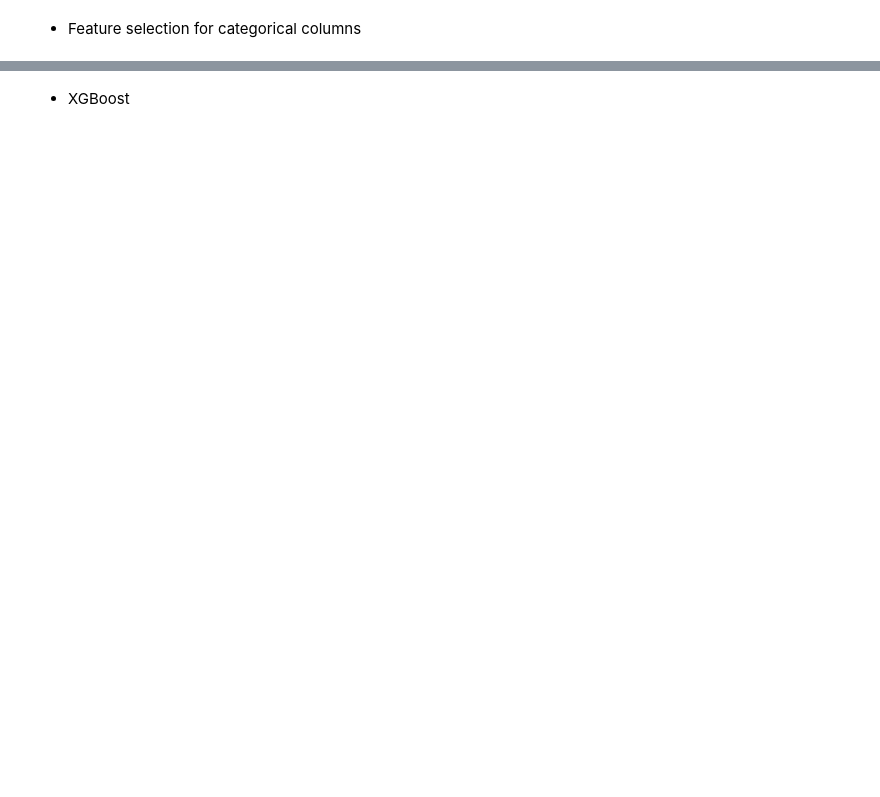
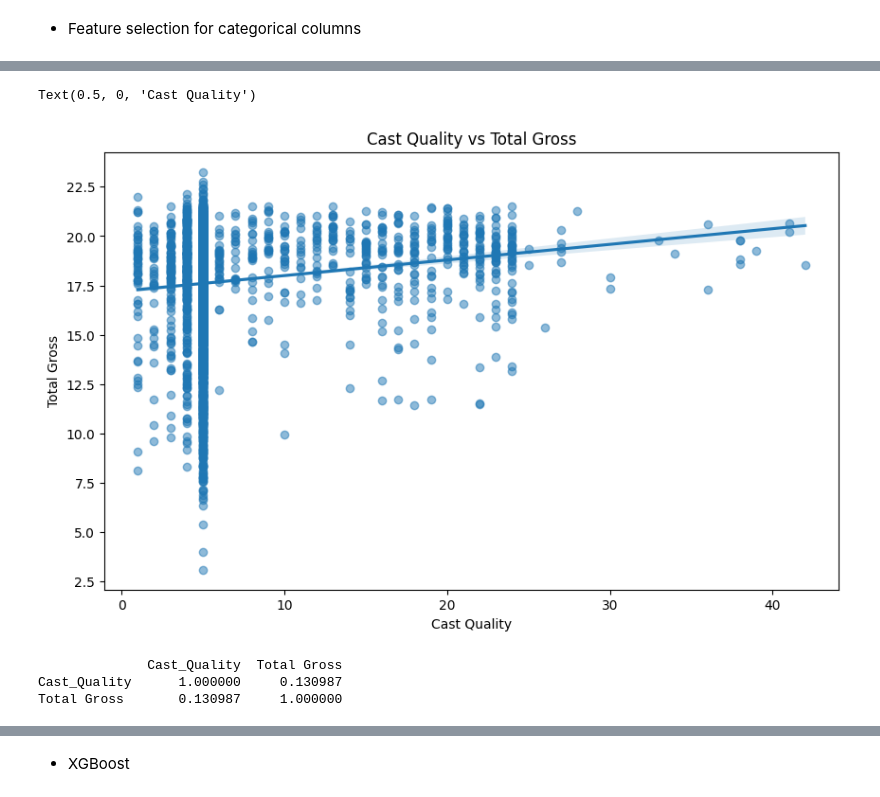
Before and after one commit to AshuraOtsuki/Intro2DS---HCMUS---2024, a Jupyter notebook: Data_Modelling/Modelling.ipynb, the cells around one changed output, grey strips where cells are left out. Drawn from its saved outputs; the diff is of its cells as text; code cells hidden in the pictures; blank space fills up the shorter version.

```diff
--- a/Data_Modelling/Modelling.ipynb
+++ b/Data_Modelling/Modelling.ipynb
@@ -248,0 +188,49 @@ feature_selector = SelectKBest(score_func=f_regression, k=7)
+# %%
+def reformat_cast(cast_string):
+    cast_string = cast_string.replace('[','').replace(']','').replace('"','')
+    cast_list = [cast.strip().strip("'") for cast in cast_string.split(',')]
+    return cast_list
+
+
+# Create a temporary copy of the data
+data_tmp = data.copy()
+
+# Split the 'Cast' column into a list of cast members
+data_tmp['Cast'] = data_tmp['Cast'].apply(reformat_cast)
+
+# Get the top 20 cast members
+top_cast = data_tmp['Cast'].explode().value_counts().nlargest(20)
+
+# Create a mapping for the top cast members (the more famous cast get higher values)
+map_top_cast = {cast: i for i, cast in zip(range(len(top_cast), 0, -1), top_cast.index)}
+
+# Encode the 'Cast' column to calculate the quality of the cast for each movie
+def encode_cast(cast):
+    quality_score = 0
+    # Iterate through each cast member of the movie
+    for member in cast:
+        # Add the value of the cast member if they are in the top 20
+        if member in map_top_cast:
+            quality_score += map_top_cast[member]
+        else:
+            # For members not in the top 20, give them a default score of 1
+            quality_score += 1
+    return quality_score
+
+# Apply the function to calculate the quality of the cast for each movie
+data_tmp['Cast_Quality'] = data_tmp['Cast'].apply(encode_cast)
+
+# Plot the regplot of the 'Cast_Quality' and 'Total Gross' columns
+plt.figure(figsize=(10, 6))
+sns.regplot(x='Cast_Quality', y='Total Gross', data=data_tmp, scatter_kws={'alpha': 0.5})
+plt.title('Cast Quality vs Total Gross')
+plt.xlabel('Cast Quality')
+# %% [output]
+Text(0.5, 0, 'Cast Quality')
+[figure, added]
+# %%
+print(data_tmp[['Cast_Quality', 'Total Gross']].corr())
+# %% [output]
+              Cast_Quality  Total Gross
+Cast_Quality      1.000000     0.130987
+Total Gross       0.130987     1.000000
```
Also changed, not shown: parts of 107 cells of this notebook.
